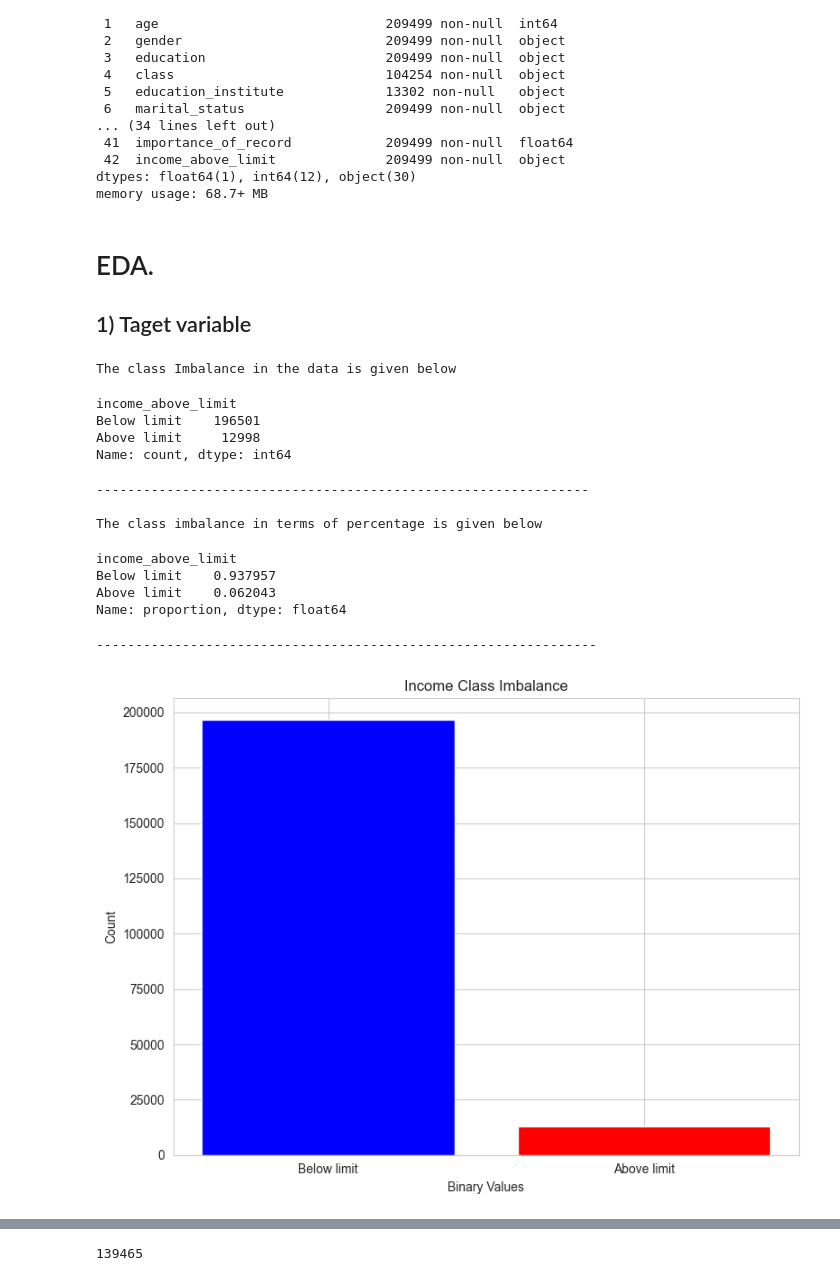
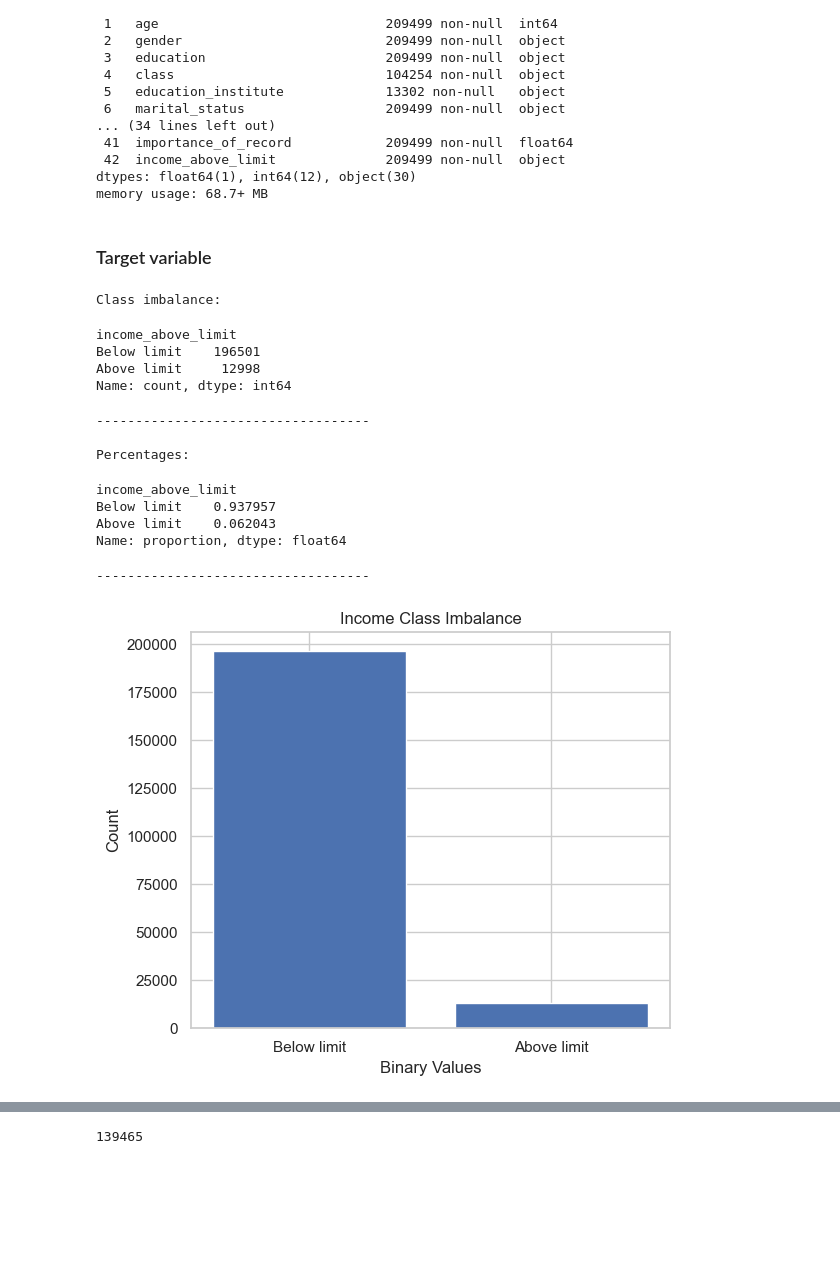
Before and after one commit to hanksnowdon/DataMiningProject, a Jupyter notebook: notebooks/01_EDA.ipynb, the cells around one changed output, grey strips where cells are left out. Saved outputs shown, nothing was run; the diff lists cells and outputs as text; code cells hidden in the pictures; blank space fills up the shorter version.

```diff
--- a/notebooks/01_EDA.ipynb
+++ b/notebooks/01_EDA.ipynb
@@ -15,2 +14,4 @@ import seaborn as sns
 # %%
-DATA_PATH = '../dataset/'
+# Set path
+DATA_PATH = ''
+data = pd.read_csv(os.path.join(DATA_PATH,'Train.csv'))
@@ -84,42 +88,40 @@ def cat_eda(data, feature, target, rotation=0):
     print(f'Categories: {data[feature].value_counts()} ')
     print(f'% NA: {np.average(data[feature].isna()) * 100} %')
 # %% [markdown]
-# EDA.
-## 1) Taget variable
+### Target variable
 # %%
 # Have a deeper look at the class imbalance and visualize for better perspective.
-
-print('The class Imbalance in the data is given below')
+print('Class imbalance:')
 display(data['income_above_limit'].value_counts())
-print('---------------------------------------------------------------\n')
-print('The class imbalance in terms of percentage is given below ')
+print('----------------------------------- \n')
+print('Percentages:')
 display(data['income_above_limit'].value_counts(normalize=True))
-print('----------------------------------------------------------------\n')
+print('----------------------------------- \n')
 
 # Count the occurrences of each value
 income_value_counts = data['income_above_limit'].value_counts()
 
 # Bar chart showing the class imbalance.
-plt.figure(figsize=(8, 6))  # Adjust figure size as needed
-plt.bar(income_value_counts.index, income_value_counts.values, color=["blue", "red"])
+plt.figure(figsize=(6, 5))  # Adjust figure size as needed
+plt.bar(income_value_counts.index, income_value_counts.values )
 plt.xlabel("Binary Values")
 plt.ylabel("Count")
 plt.title("Income Class Imbalance")
 plt.xticks(rotation=0)  # Ensure readable x-axis labels
 plt.tight_layout()
 plt.show()
 # %% [output]
-The class Imbalance in the data is given below
+Class imbalance:
 income_above_limit
 Below limit    196501
 Above limit     12998
 Name: count, dtype: int64
----------------------------------------------------------------
+-----------------------------------
 
-The class imbalance in terms of percentage is given below
+Percentages:
 income_above_limit
 Below limit    0.937957
 Above limit    0.062043
 Name: proportion, dtype: float64
-----------------------------------------------------------------
+-----------------------------------
-[figure, old version]
+[figure, new version]
```
Also changed, not shown: parts of 158 cells of this notebook.
